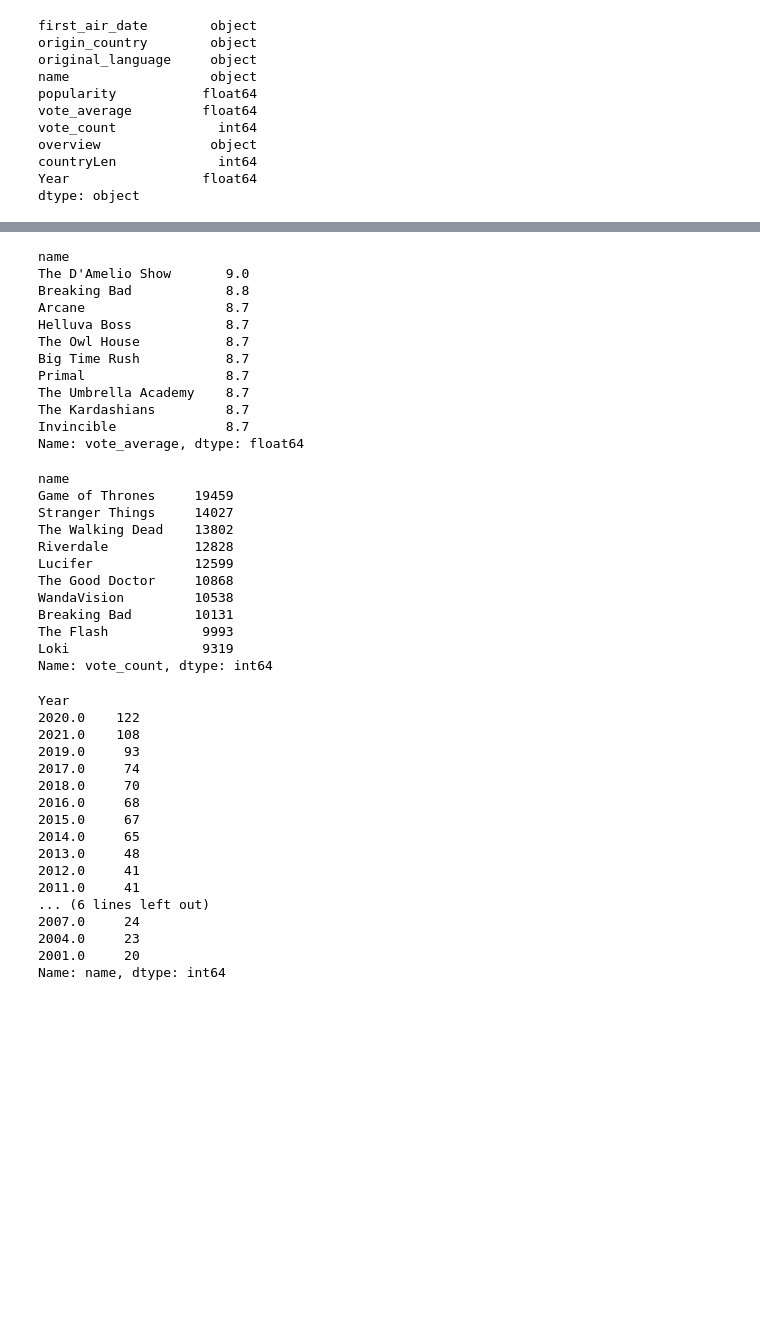
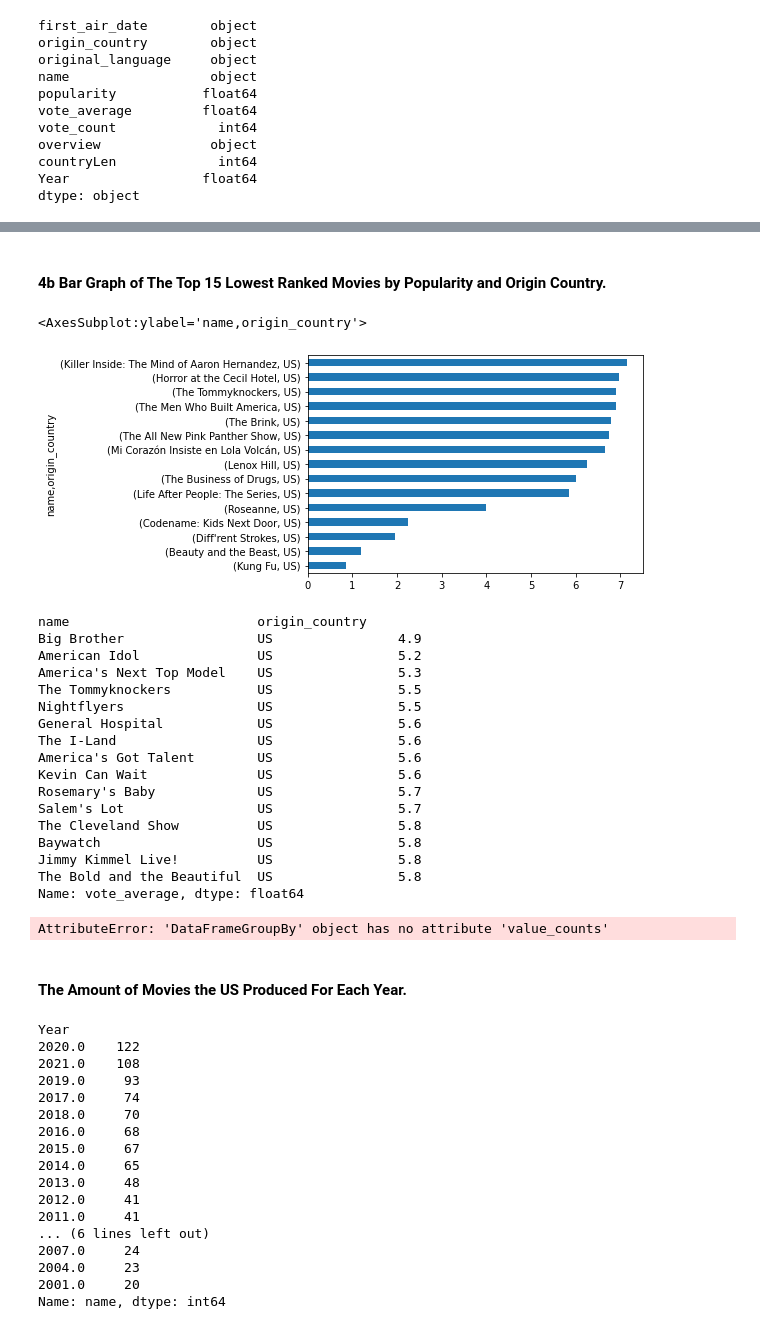
Before and after one commit to allisoncwalker/Data-Analysis-Notebook, a Jupyter notebook: notebook1.ipynb, the cells around one changed output, grey strips where cells are left out. Cells and saved outputs as stored; diff of their text form; code cells hidden in the pictures; blank space fills up the shorter version.

```diff
--- a/notebook1.ipynb
+++ b/notebook1.ipynb
@@ -195,37 +162,38 @@ Name: popularity, dtype: float64
+# %% [markdown]
+#### 4b Bar Graph of The Top 15 Lowest Ranked Movies by Popularity and Origin Country.
+# %%
+Min_Pop = TV_df[TV_df.origin_country =='US'].groupby(['name', 'origin_country'])['popularity'].min().sort_values(ascending=True).head(15)
+Min_Pop.plot.barh()
+# %% [output]
+<AxesSubplot:ylabel='name,origin_country'>
+[figure, added]
 # %%
-TV_df[TV_df.origin_country =='US'].groupby('name')['vote_average'].max().sort_values(ascending=False).head(10)
+TV_df[TV_df.origin_country =='US'].groupby(['name', 'origin_country'])['vote_average'].min().sort_values(ascending=True).head(15)
 # %% [output]
-name
-The D'Amelio Show       9.0
-Breaking Bad            8.8
-Arcane                  8.7
-Helluva Boss            8.7
-The Owl House           8.7
-Big Time Rush           8.7
-Primal                  8.7
-The Umbrella Academy    8.7
-The Kardashians         8.7
-Invincible              8.7
+name                        origin_country
+Big Brother                 US                4.9
+American Idol               US                5.2
+America's Next Top Model    US                5.3
+The Tommyknockers           US                5.5
+Nightflyers                 US                5.5
+General Hospital            US                5.6
+The I-Land                  US                5.6
+America's Got Talent        US                5.6
+Kevin Can Wait              US                5.6
+Rosemary's Baby             US                5.7
+Salem's Lot                 US                5.7
+The Cleveland Show          US                5.8
+Baywatch                    US                5.8
+Jimmy Kimmel Live!          US                5.8
+The Bold and the Beautiful  US                5.8
 Name: vote_average, dtype: float64
 # %%
 # plt.figure(figsize=(12,6))
-TV_df[TV_df.origin_country =='US'].groupby('name')['vote_count','Year',''].mean().sort_values(ascending=False).head(10)
-# sns.barplot(y='origin_country', x='vote_average', data=top_15_df)
-# plt.xlim(1970,2021)
-# .sort_values(ascending=False)
+TV_df[TV_df.origin_country =='US'].groupby('origin_country')['vote_count','vote_average','popularity'].plot.scatter()
 # %% [output]
-name
-Game of Thrones     19459
-Stranger Things     14027
-The Walking Dead    13802
-Riverdale           12828
-Lucifer             12599
-The Good Doctor     10868
-WandaVision         10538
-Breaking Bad        10131
-The Flash            9993
-Loki                 9319
-Name: vote_count, dtype: int64
+AttributeError: 'DataFrameGroupBy' object has no attribute 'value_counts'
+# %% [markdown]
+#### The Amount of Movies the US Produced For Each Year.
 # %%
 TV_df[TV_df.origin_country =='US'].groupby('Year')['name'].count().sort_values(ascending=False).head(20)
 # %% [output]
```
Also changed, not shown: parts of 20 cells of this notebook.
